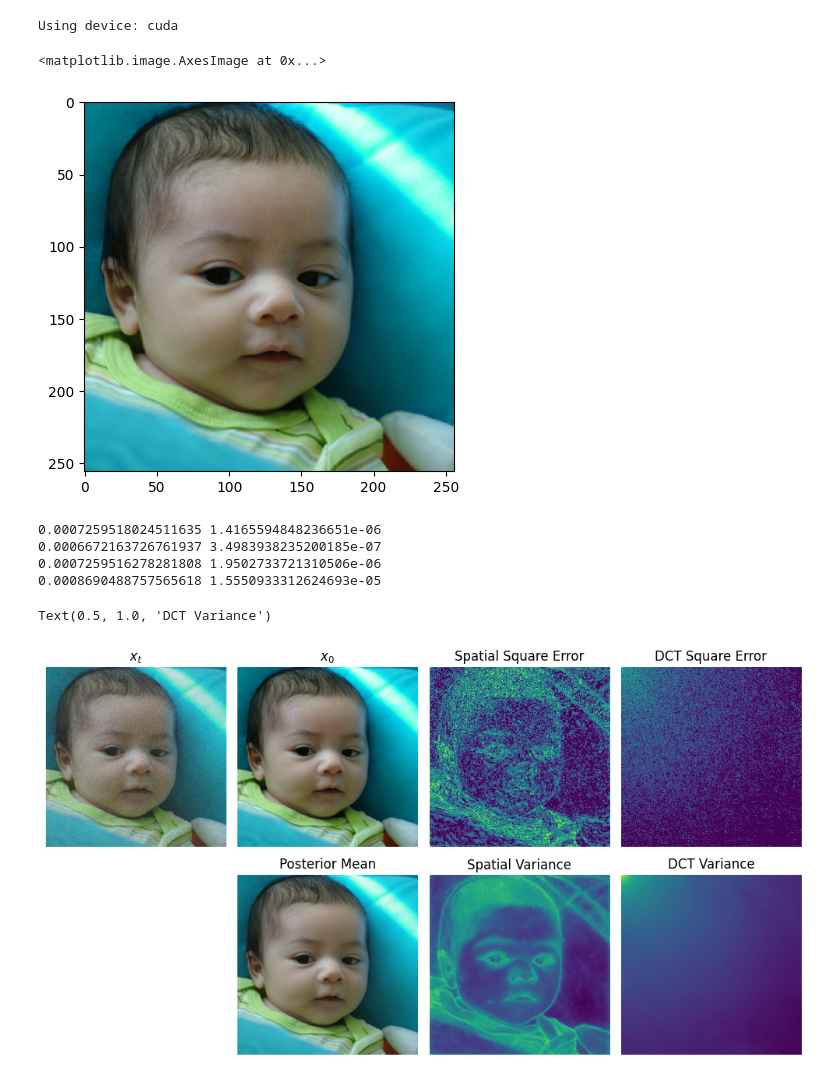
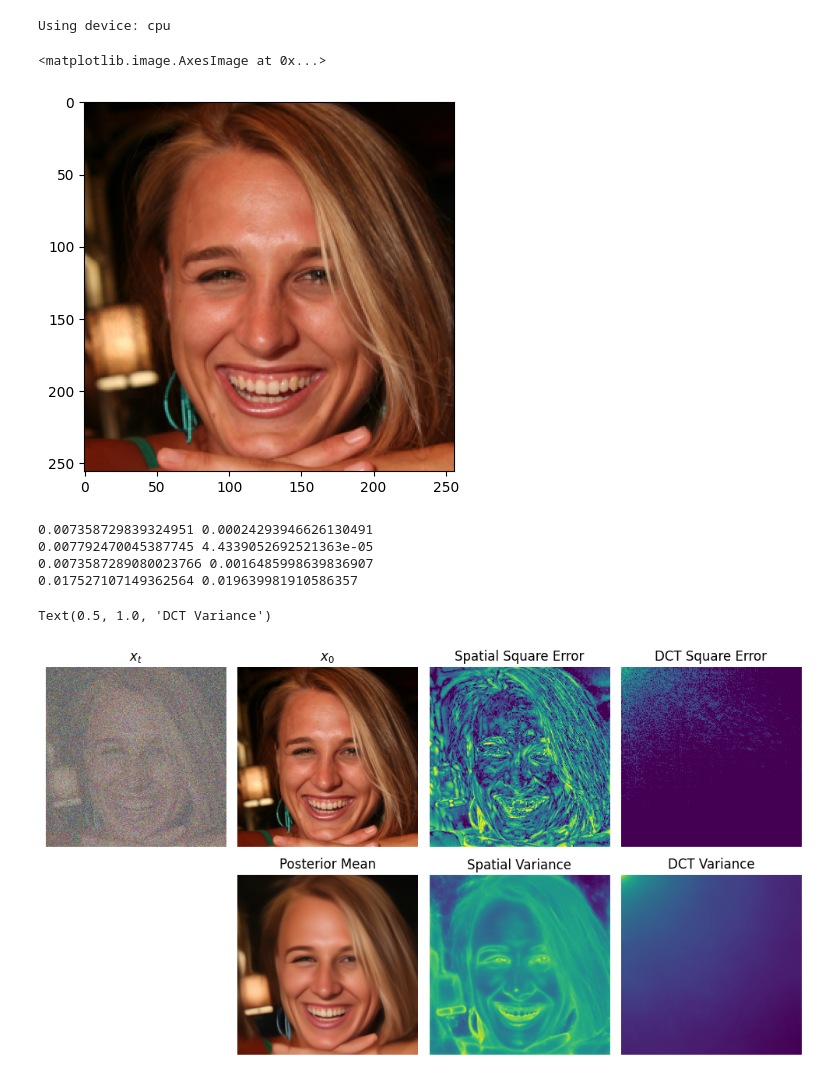
Before and after one commit to xypeng9903/k-diffusion-inverse-problems, a Jupyter notebook: viz.ipynb, the cells around one changed output. Drawn from its saved outputs; the diff is of its cells as text; code cells hidden in the pictures.

```diff
--- a/viz.ipynb
+++ b/viz.ipynb
@@ -82,7 +82,7 @@ class Args:
     def __init__(self) -> None:
         self.batch_size = 1
         self.config = "configs/train_ffhq_dct.json"
-        self.checkpoint = "../model_zoo/ffhq_dct_03190000.pth"
+        self.checkpoint = "ffhq_dct_03700000.pth"
 
 
 args = Args()
@@ -120,7 +120,7 @@ test_dl = data.DataLoader(test_set, args.batch_size)
 test_dl, model = accelerator.prepare(test_dl, model)
 test_dl = iter(test_dl)
 # %% [output]
-Using device: cuda
+Using device: cpu
 # %%
 import matplotlib.pyplot as plt
 
@@ -128,7 +128,7 @@ x0, = next(test_dl)
 plt.imshow(to_show(x0))
 # %% [output]
 <matplotlib.image.AxesImage at 0x...>
-[figure, old version]
+[figure, new version]
 # %%
 from torch.autograd import grad
 
@@ -137,7 +137,7 @@ sigma_max = model_config['sigma_max']
 sigmas = K.sampling.get_sigmas_karras(50, sigma_min, sigma_max, rho=7., device=device)
 x0 = x0.to(device)
 
-sigma = torch.Tensor([0.1]).to(device)
+sigma = torch.Tensor([1]).to(device)
 x = x0 + torch.randn_like(x0) * sigma
 x = x.requires_grad_()
 
@@ -148,10 +148,10 @@ ot = model.ortho_tf
 x0_mean = model_output * c_out + x * c_skip
 
 error = (x0_mean - x0).pow(2).mean(dim=1, keepdim=True)
-error_pred = (logvar.exp() * c_out**2).mean(dim=1, keepdim=True)
+error_pred = (logvar.exp() * c_out.pow(2)).mean(dim=1, keepdim=True)
 
 error_ot = (ot(x0_mean) - ot(x0)).pow(2).mean(dim=1, keepdim=True)
-error_ot_pred = (logvar_ot.exp() * c_out**2).mean(dim=1, keepdim=True)
+error_ot_pred = (logvar_ot.exp() * c_out.pow(2)).mean(dim=1, keepdim=True)
 
 print(error.mean().item(), error.var().item())
 print(error_pred.mean().item(), error_pred.var().item())
@@ -160,35 +160,35 @@ print(error_ot.mean().item(), error_ot.var().item())
 print(error_ot_pred.mean().item(), error_ot_pred.var().item())
 
 
 fig, axes = plt.subplots(2, 4, figsize=(10, 5.5))
 for ax in axes.flatten():
     ax.axis('off')
 plt.tight_layout()
 
 axes[0, 0].imshow(to_show(x), vmin=0, vmax=1)
 axes[0, 0].set_title(rf"$x_t$")
 
 axes[0, 1].imshow(to_show(x0))
 axes[0, 1].set_title(rf"$x_0$")
 
 axes[1, 1].imshow(to_show(x0_mean))
 axes[1, 1].set_title(rf"Posterior Mean")
 
 axes[0, 2].imshow(to_show(error.log(), ref=error_pred.log()), vmin=0, vmax=1)
 axes[0, 2].set_title(rf"Spatial Square Error")
 
 axes[1, 2].imshow(to_show(error_pred.log()), vmin=0, vmax=1)
 axes[1, 2].set_title(rf"Spatial Variance")
 
 axes[0, 3].imshow(to_show(error_ot.log(), ref=error_ot_pred.log()), vmin=0, vmax=1)
 axes[0, 3].set_title(rf"DCT Square Error")
 
 axes[1, 3].imshow(to_show(error_ot_pred.log()), vmin=0, vmax=1)
 axes[1, 3].set_title(rf"DCT Variance")
 # %% [output]
-0.0007259518024511635 1.4165594848236651e-06
-0.0006672163726761937 3.4983938235200185e-07
-0.0007259516278281808 1.9502733721310506e-06
-0.0008690488757565618 1.5550933312624693e-05
+0.007358729839324951 0.00024293946626130491
+0.007792470045387745 4.4339052692521363e-05
+0.0073587289080023766 0.0016485998639836907
+0.017527107149362564 0.019639981910586357
 Text(0.5, 1.0, 'DCT Variance')
-[figure, old version]
+[figure, new version]
```
Also changed, not shown: 5 other files.
